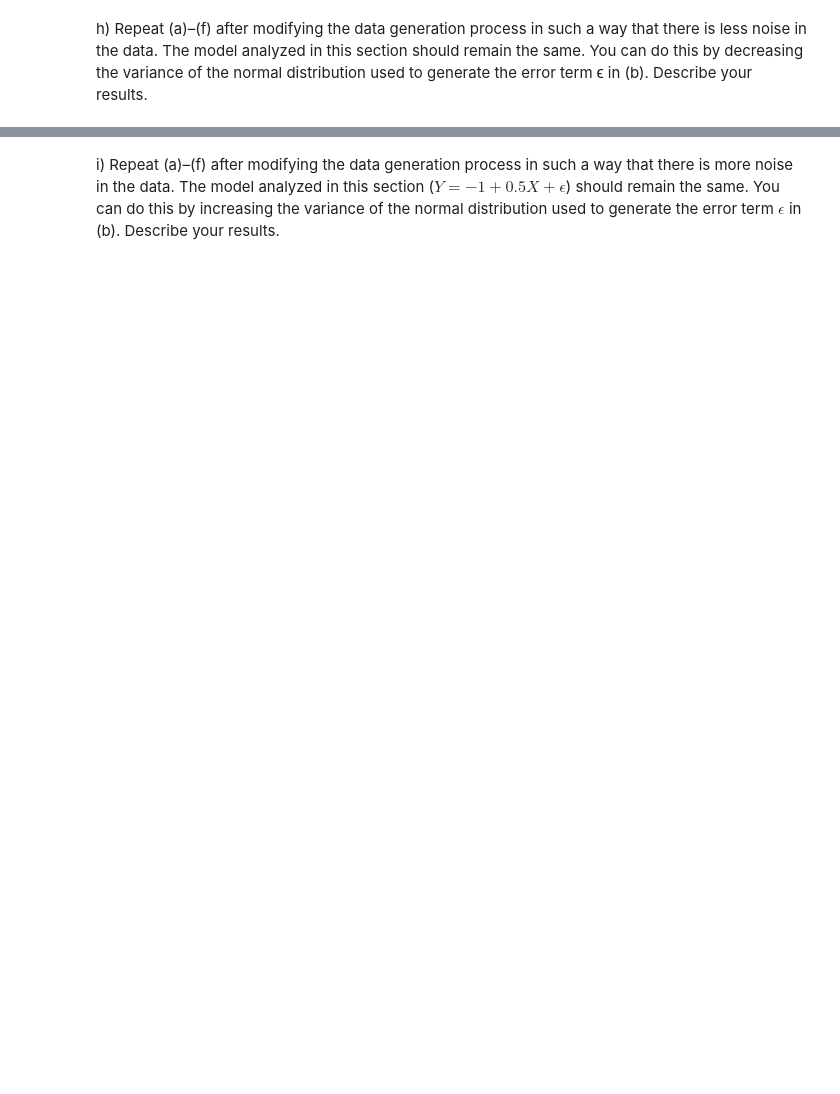
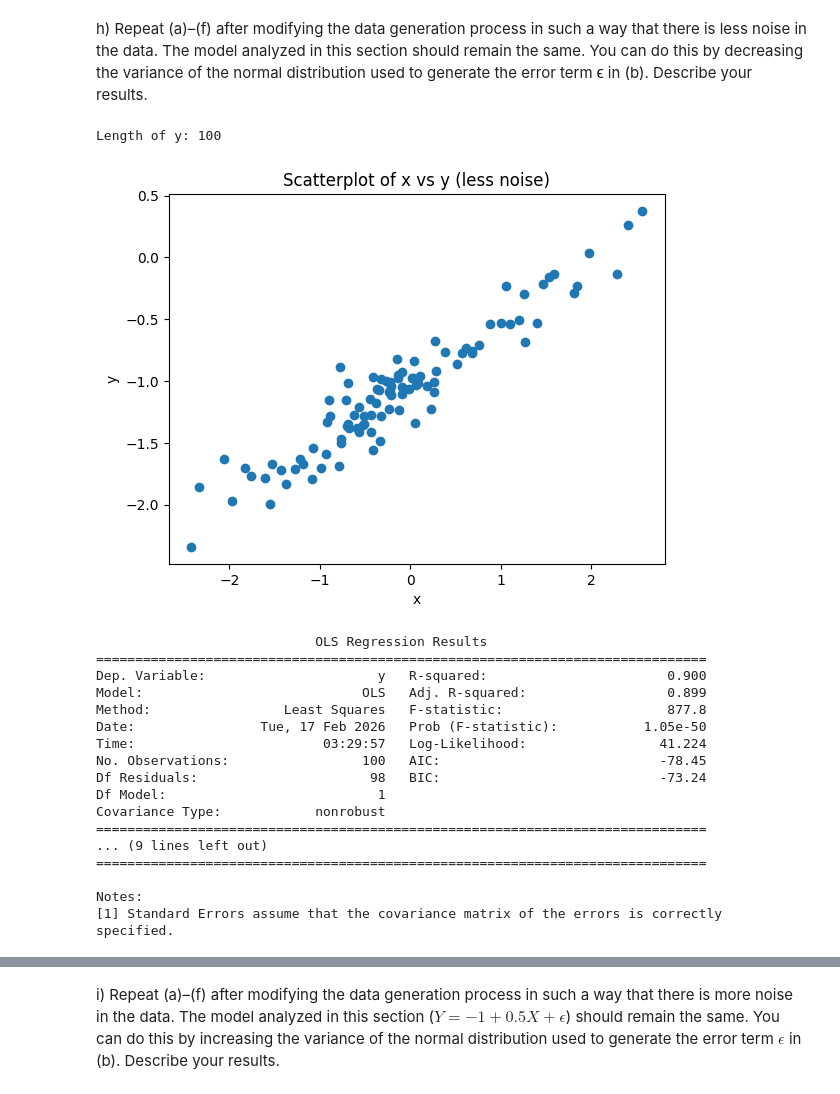
Before and after one commit to YashviKommidi/Machine_learning_26, a Jupyter notebook: INFO521_HW3.ipynb, the cells around one changed output, grey strips where cells are left out. Saved outputs shown, nothing was run; the diff lists cells and outputs as text; code cells hidden in the pictures; blank space fills up the shorter version.

```diff
--- a/INFO521_HW3.ipynb
+++ b/INFO521_HW3.ipynb
@@ -645,6 +676,8 @@ f) Display the least squares line on the scatterplot obtained in (d). Draw the t
 # %% [markdown]
 g) Now fit a polynomial regression model that predicts $y$ using $x$ and $x^2$. Is there evidence that the quadratic term improves the model fit? Explain your answer.
 # %%
-# BEGIN SOLUTION
-
-# END SOLUTION
+# fitting a polynomial regression model with x and x^2
+X_poly = sm.add_constant(np.column_stack((x, x**2)))
+model_poly = sm.OLS(y, X_poly).fit()
+#printing the summary
+print(model_poly.summary())
@@ -653,6 +706,59 @@ g) Now fit a polynomial regression model that predicts $y$ using $x$ and $x^2$.
 # %% [markdown]
 h) Repeat (a)–(f) after modifying the data generation process in such a way that there is less noise in the data. The model analyzed in this section should remain the same. You can do this by decreasing the variance of the normal distribution used to generate the error term ϵ in (b). Describe your results.
 # %%
-# BEGIN SOLUTION
+# setting a random seed value of 31
+np.random.seed(31)
 
-# END SOLUTION
+# creating x with 100 observations
+x = np.random.normal(0, 1, 100)
+
+# creating eps with less noise by reducing the variance value to 0.05
+eps = np.random.normal(0, np.sqrt(0.03), 100)
+
+# generating y and printing the length of y
+y = -1 + 0.5 * x + eps
+print("Length of y:", len(y))
+
+# creating a scatterplot of x and y
+plt.scatter(x, y)
+plt.xlabel("x")
+plt.ylabel("y")
+plt.title("Scatterplot of x vs y (less noise)")
+plt.show()
+
+# fitting the least squares model
+X = sm.add_constant(x)
+model = sm.OLS(y, X).fit()
+
+#printing the model summary
+print(model.summary())
+
+# plotting the least squares line and true line
+plt.scatter(x, y, label="data")
+plt.plot(x, model.fittedvalues, color="red", label="least squares line")
+plt.plot(x, -1 + 0.5 * x, color="green", label="true line")
+plt.xlabel("x")
+plt.ylabel("y")
+plt.title("scatterplot with true and least squares lines (less noise)")
+plt.legend()
+plt.show()
+# %% [output]
+Length of y: 100
+[figure, added]
+                            OLS Regression Results
+==============================================================================
+Dep. Variable:                      y   R-squared:                       0.900
+Model:                            OLS   Adj. R-squared:                  0.899
+Method:                 Least Squares   F-statistic:                     877.8
+Date:                Tue, 17 Feb 2026   Prob (F-statistic):           1.05e-50
+Time:                        03:29:57   Log-Likelihood:                 41.224
+No. Observations:                 100   AIC:                            -78.45
+Df Residuals:                      98   BIC:                            -73.24
+Df Model:                           1
+Covariance Type:            nonrobust
+==============================================================================
+... (9 lines left out)
+==============================================================================
+
+Notes:
+[1] Standard Errors assume that the covariance matrix of the errors is correctly specified.
```
Also changed, not shown: parts of 15 cells of this notebook.
